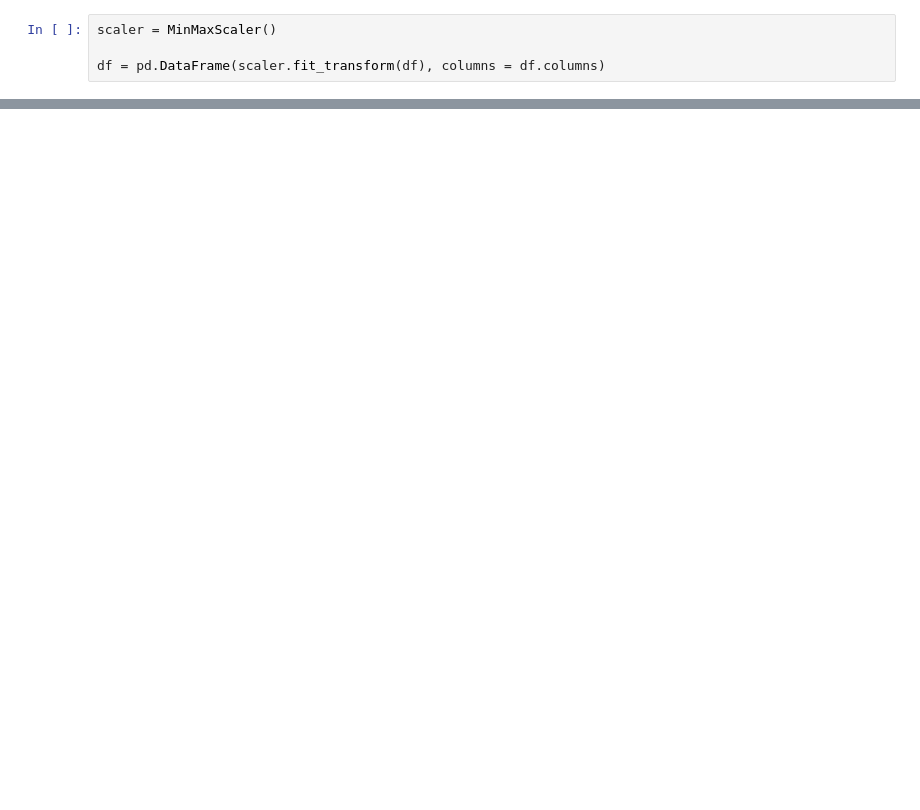
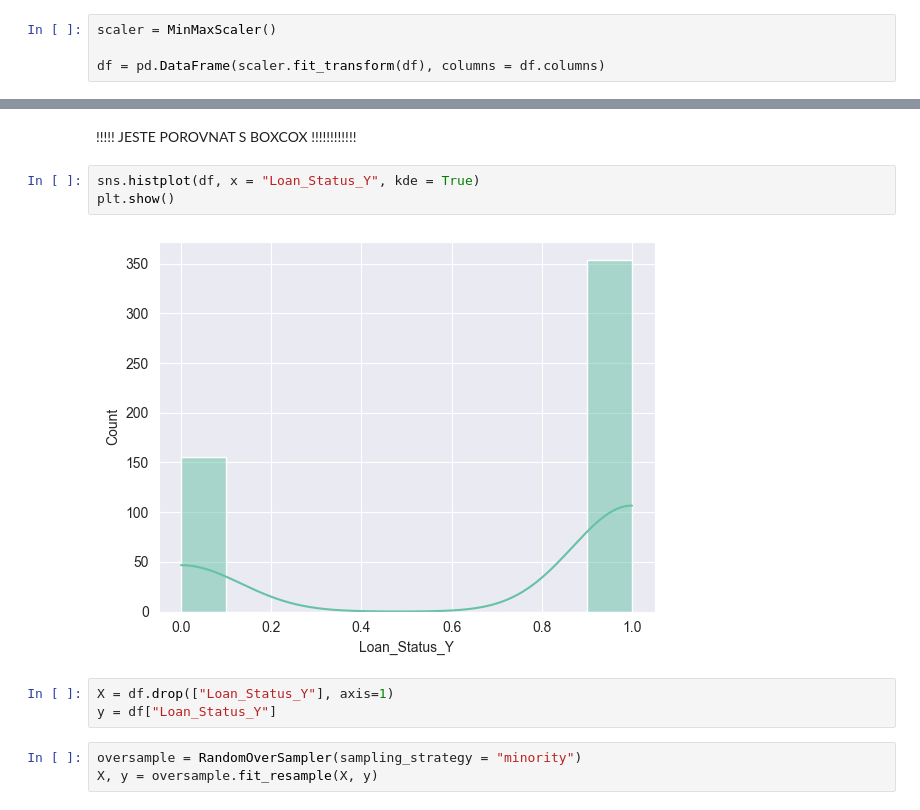
Before and after one commit to lpravda42/PythonDataIES_project, a Jupyter notebook: data_processing.ipynb, the cells around one changed output, grey strips where cells are left out. Drawn from its saved outputs; the diff is of its cells as text; blank space fills up the shorter version.

```diff
--- a/data_processing.ipynb
+++ b/data_processing.ipynb
@@ -141,0 +103,13 @@ df = pd.DataFrame(scaler.fit_transform(df), columns = df.columns)
+# %% [markdown]
+!!!!!  JESTE  POROVNAT  S  BOXCOX  !!!!!!!!!!!!
+# %%
+sns.histplot(df, x = "Loan_Status_Y", kde = True)
+plt.show()
+# %% [output]
+[figure, added]
+# %%
+X = df.drop(["Loan_Status_Y"], axis=1)
+y = df["Loan_Status_Y"]
+# %%
+oversample = RandomOverSampler(sampling_strategy = "minority")
+X, y = oversample.fit_resample(X, y)
```
Also changed, not shown: parts of 12 cells of this notebook.
